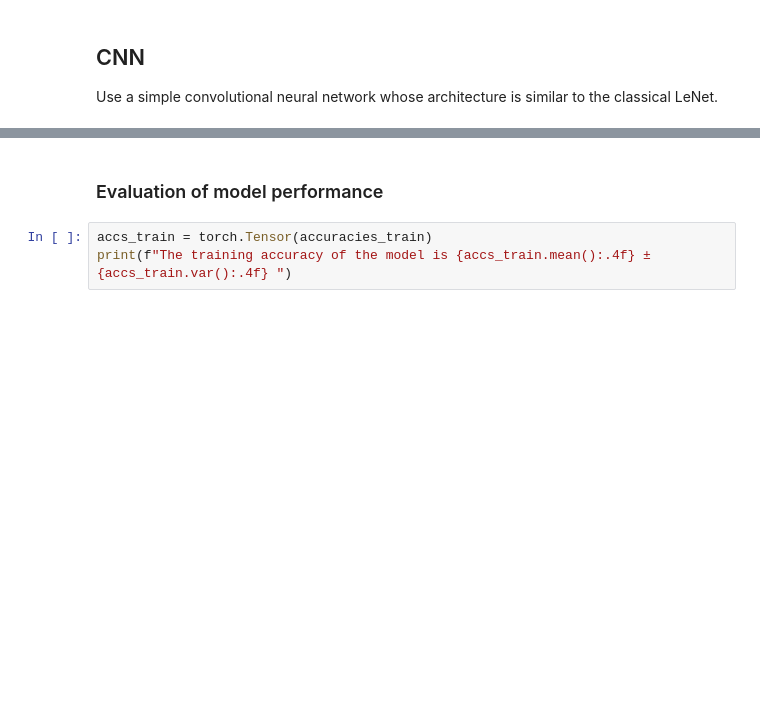
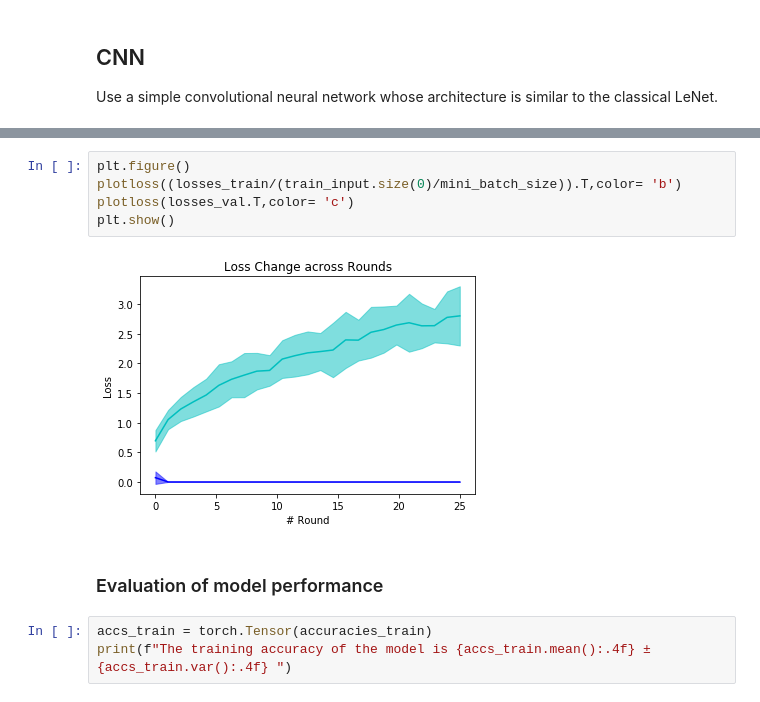
Before and after one commit to guarin/deep_learning, a Jupyter notebook: proj1/CNNEval.ipynb, the cells around one changed output, grey strips where cells are left out. Cells and saved outputs as stored; diff of their text form; blank space fills up the shorter version.

```diff
--- a/proj1/CNNEval.ipynb
+++ b/proj1/CNNEval.ipynb
@@ -69,3 +83,10 @@ Test accuracy is 0.804
+# %%
+plt.figure()
+plotloss((losses_train/(train_input.size(0)/mini_batch_size)).T,color= 'b')
+plotloss(losses_val.T,color= 'c')
+plt.show()
+# %% [output]
+[figure, added]
 # %% [markdown]
 ### Evaluation of model performance
 # %%
```
Also changed, not shown: parts of 7 cells of this notebook, 25 other files.
